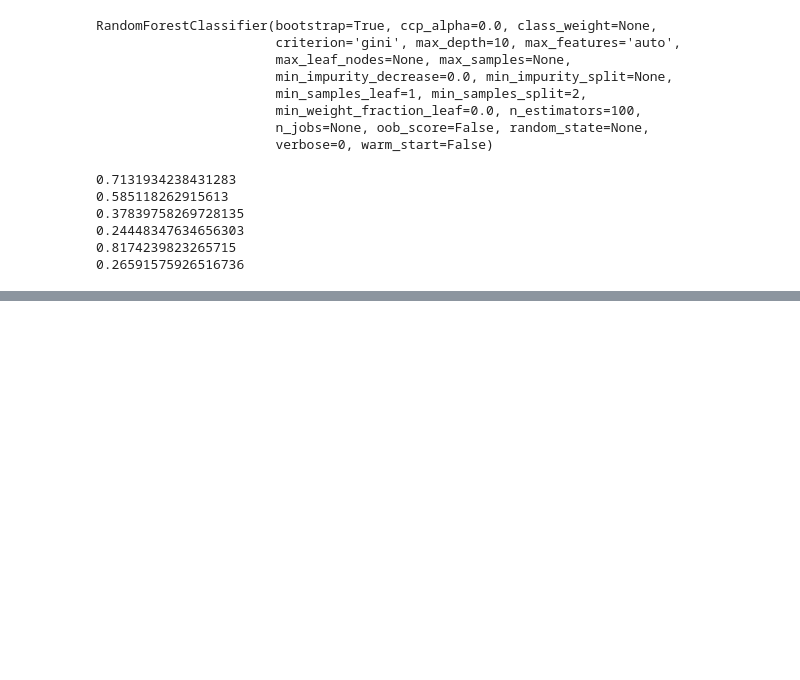
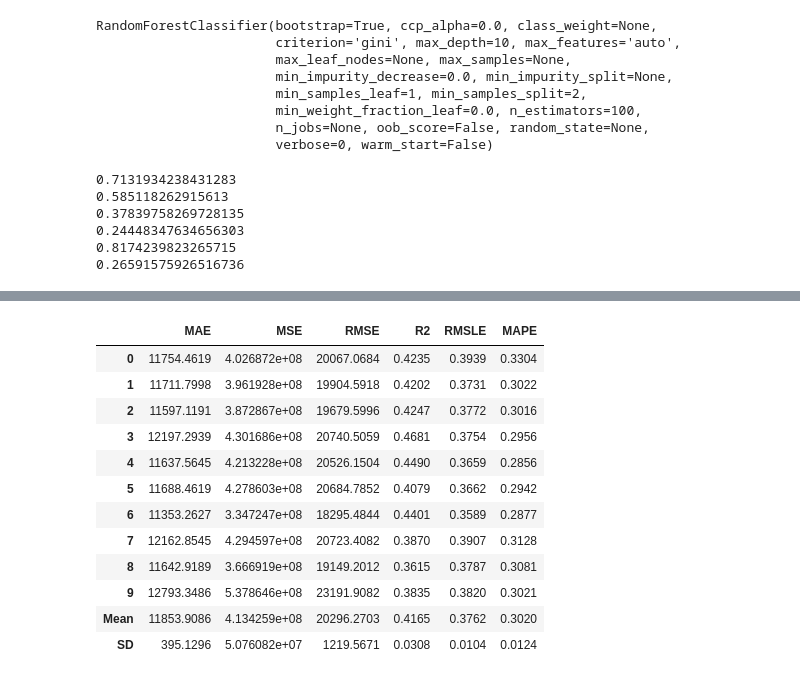
Before and after one commit to artemgur/akbars, a Jupyter notebook: akbars.ipynb, the cells around one changed output, grey strips where cells are left out. Saved outputs shown, nothing was run; the diff lists cells and outputs as text; code cells hidden in the pictures; blank space fills up the shorter version.

```diff
--- a/akbars.ipynb
+++ b/akbars.ipynb
@@ -780,0 +804,16 @@ IntProgress(value=0, description='Processing: ', max=104)
+# %%
+tuned = pcr.tune_model(ridge, optimize = 'RMSE')
+# %% [output]
+|  | MAE | MSE | RMSE | R2 | RMSLE | MAPE |
+| 0 | 11754.4619 | 4.026872e+08 | 20067.0684 | 0.4235 | 0.3939 | 0.3304 |
+| 1 | 11711.7998 | 3.961928e+08 | 19904.5918 | 0.4202 | 0.3731 | 0.3022 |
+| 2 | 11597.1191 | 3.872867e+08 | 19679.5996 | 0.4247 | 0.3772 | 0.3016 |
+| 3 | 12197.2939 | 4.301686e+08 | 20740.5059 | 0.4681 | 0.3754 | 0.2956 |
+| 4 | 11637.5645 | 4.213228e+08 | 20526.1504 | 0.4490 | 0.3659 | 0.2856 |
+| 5 | 11688.4619 | 4.278603e+08 | 20684.7852 | 0.4079 | 0.3662 | 0.2942 |
+| 6 | 11353.2627 | 3.347247e+08 | 18295.4844 | 0.4401 | 0.3589 | 0.2877 |
+| 7 | 12162.8545 | 4.294597e+08 | 20723.4082 | 0.3870 | 0.3907 | 0.3128 |
+| 8 | 11642.9189 | 3.666919e+08 | 19149.2012 | 0.3615 | 0.3787 | 0.3081 |
+| 9 | 12793.3486 | 5.378646e+08 | 23191.9082 | 0.3835 | 0.3820 | 0.3021 |
+| Mean | 11853.9086 | 4.134259e+08 | 20296.2703 | 0.4165 | 0.3762 | 0.3020 |
+| SD | 395.1296 | 5.076082e+07 | 1219.5671 | 0.0308 | 0.0104 | 0.0124 |
```
Also changed, not shown: parts of 9 cells of this notebook.
